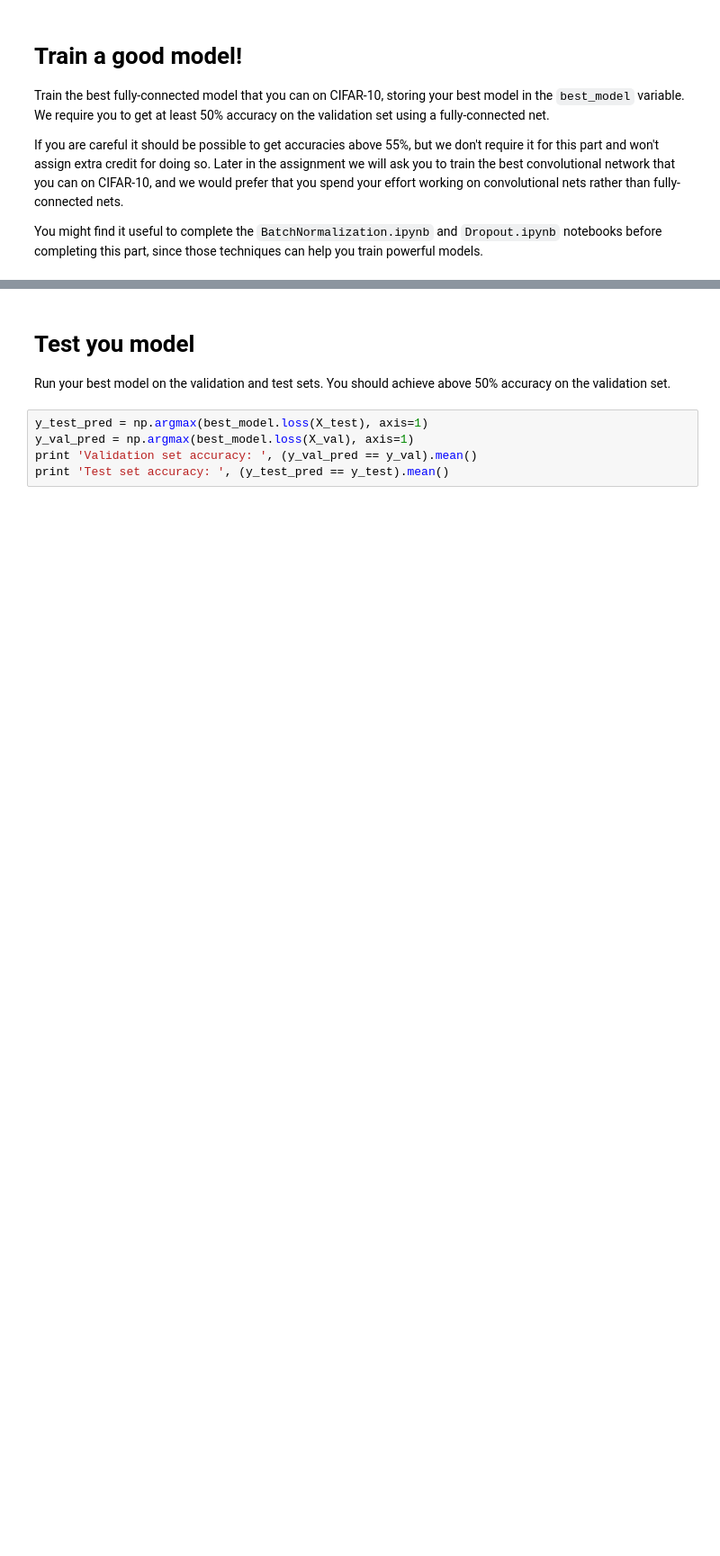
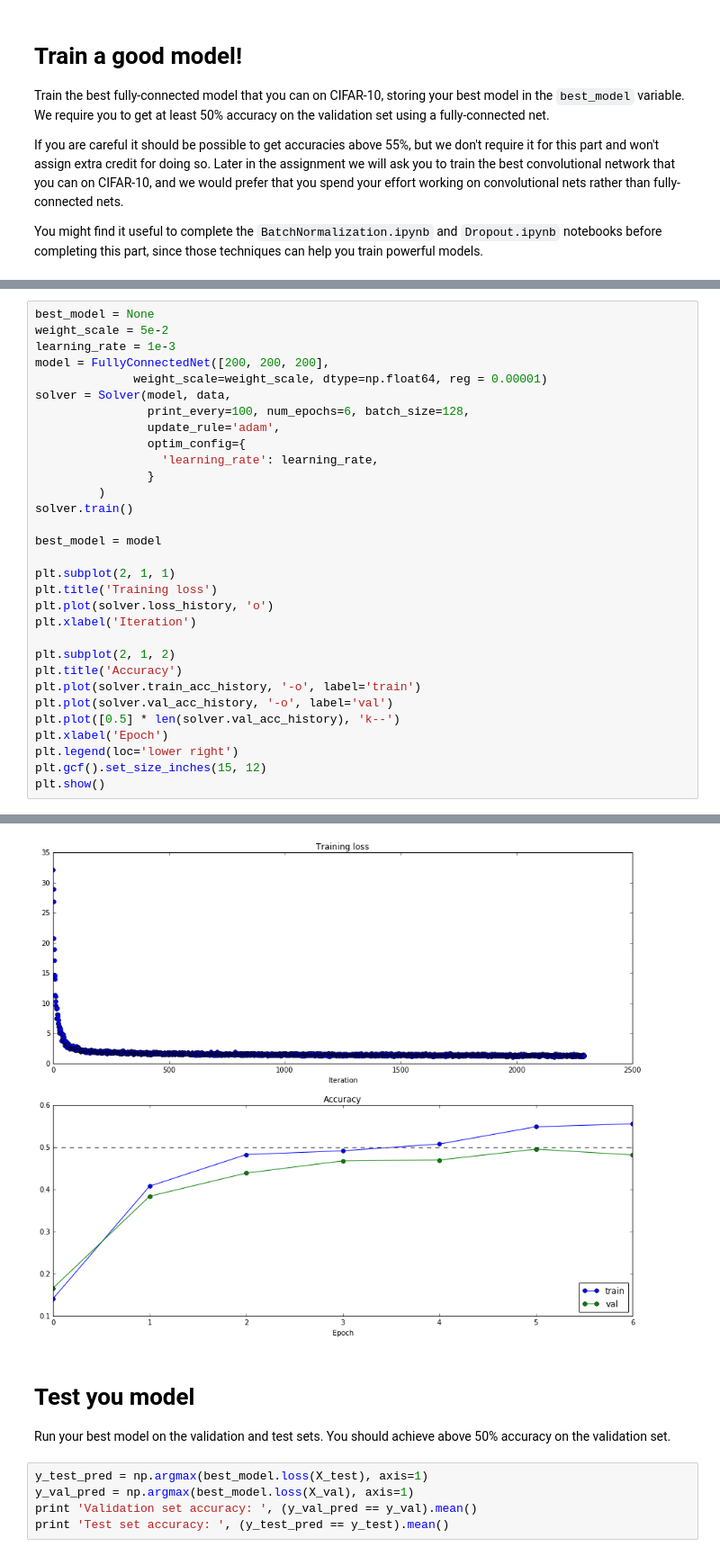
Before and after one commit to TheRevanchist/cs231n, a Jupyter notebook: assignment2/FullyConnectedNets.ipynb, the cells around one changed output, grey strips where cells are left out. Shown at 90% size. Drawn from its saved outputs; the diff is of its cells as text; blank space fills up the shorter version.

```diff
--- a/assignment2/FullyConnectedNets.ipynb
+++ b/assignment2/FullyConnectedNets.ipynb
@@ -800,0 +770,32 @@ best_model = model
+# %%
+best_model = None
+weight_scale = 5e-2
+learning_rate = 1e-3
+model = FullyConnectedNet([200, 200, 200],
+              weight_scale=weight_scale, dtype=np.float64, reg = 0.00001)
+solver = Solver(model, data,
+                print_every=100, num_epochs=6, batch_size=128,
+                update_rule='adam',
+                optim_config={
+                  'learning_rate': learning_rate,
+                }
+         )
+solver.train()
+
+best_model = model
+
+plt.subplot(2, 1, 1)
+plt.title('Training loss')
+plt.plot(solver.loss_history, 'o')
+plt.xlabel('Iteration')
+
+plt.subplot(2, 1, 2)
+plt.title('Accuracy')
+plt.plot(solver.train_acc_history, '-o', label='train')
+plt.plot(solver.val_acc_history, '-o', label='val')
+plt.plot([0.5] * len(solver.val_acc_history), 'k--')
+plt.xlabel('Epoch')
+plt.legend(loc='lower right')
+plt.gcf().set_size_inches(15, 12)
+plt.show()
+# %% [output]
@@ -801,3 +819,4 @@ best_model = model
+[figure, added]
 # %% [markdown]
 # Test you model
 Run your best model on the validation and test sets. You should achieve above 50% accuracy on the validation set.
```
Also changed, not shown: parts of 16 cells of this notebook, 5 other files.
